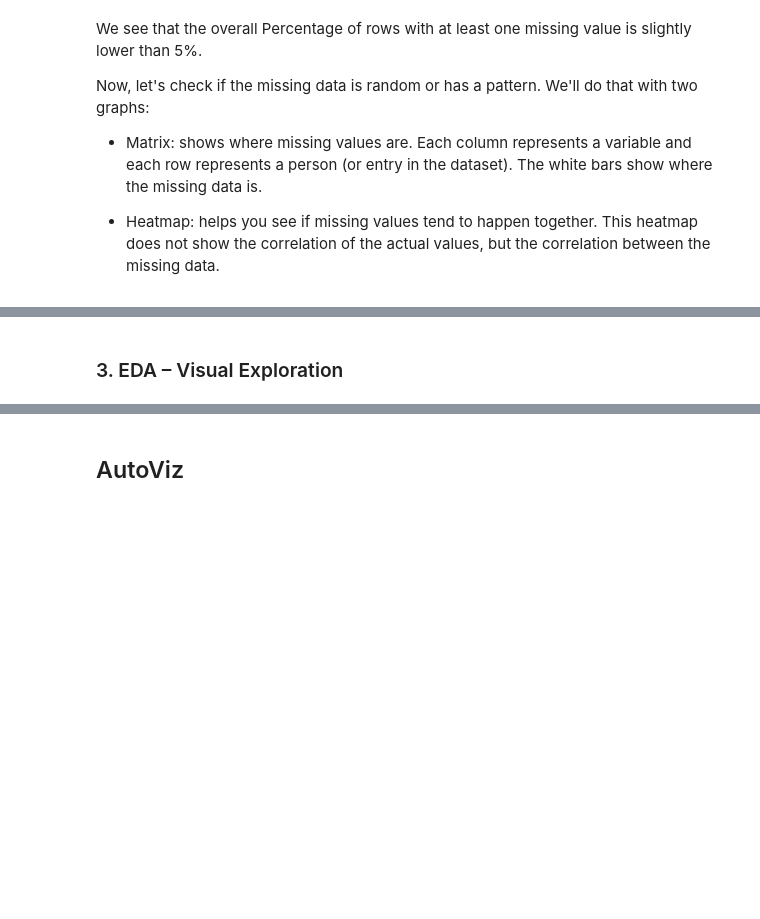
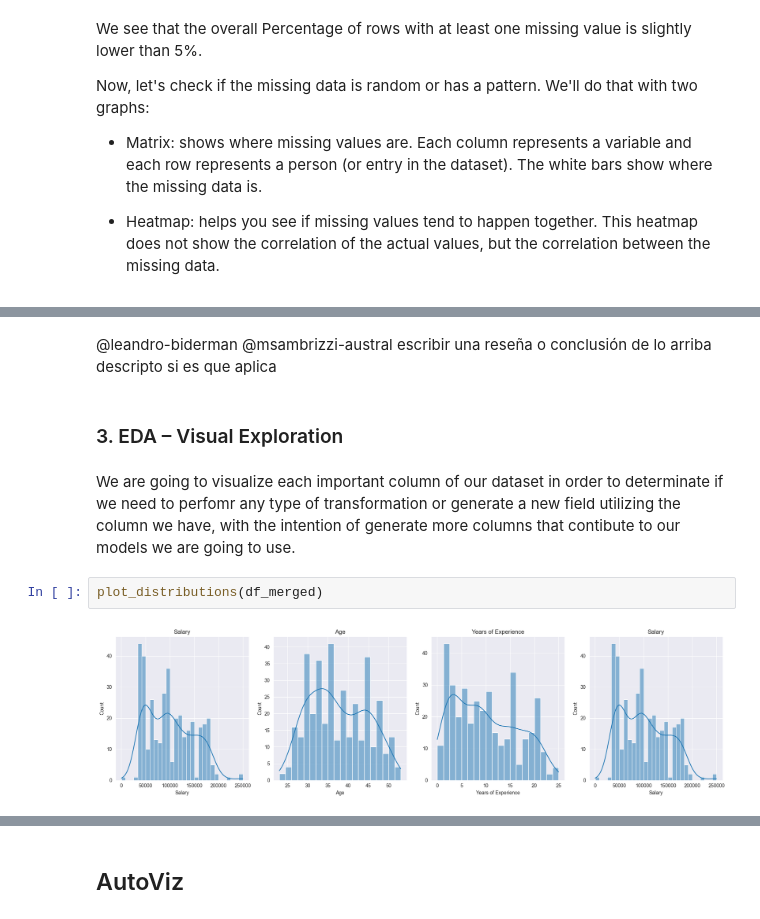
Before and after one commit to leonardoheis/fau_predic_salario, a Jupyter notebook: notebooks/main.ipynb, the cells around one changed output, grey strips where cells are left out. Saved outputs shown, nothing was run; the diff lists cells and outputs as text; blank space fills up the shorter version.

```diff
--- a/notebooks/main.ipynb
+++ b/notebooks/main.ipynb
@@ -234,2 +349,10 @@ Now, let's check if the missing data is random or has a pattern. We'll do that w
+# %% [markdown]
+@leandro-biderman @msambrizzi-austral escribir una reseña o conclusión de lo arriba descripto si es que aplica
 # %% [markdown]
 ###  3. EDA – Visual Exploration
+# %% [markdown]
+We are going to visualize each important column of our dataset in order to determinate if we need to perfomr any type of transformation or generate a new field utilizing the column we have, with the intention of generate more columns that contibute to our models we are going to use.
+# %%
+plot_distributions(df_merged)
+# %% [output]
+[figure, added]
```
Also changed, not shown: parts of 29 cells of this notebook, 9 other files.
